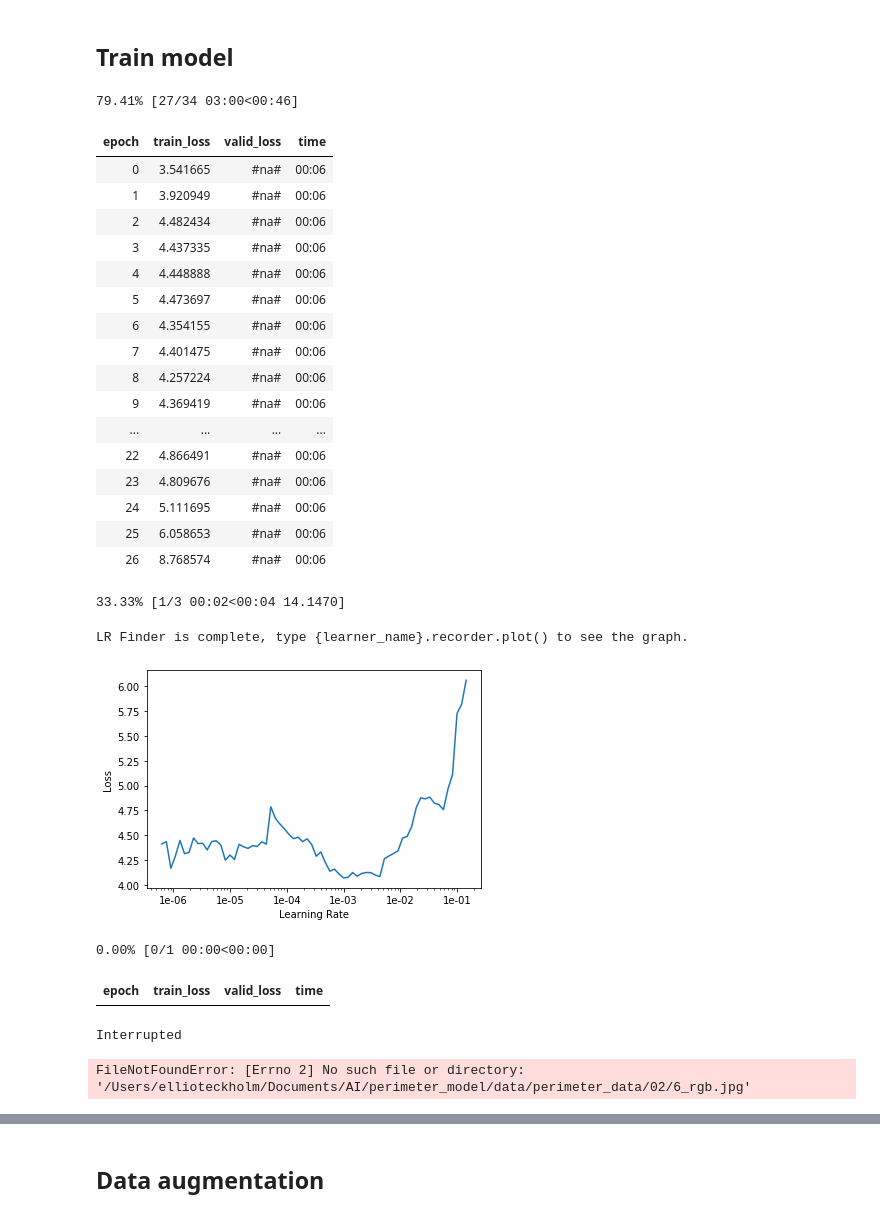
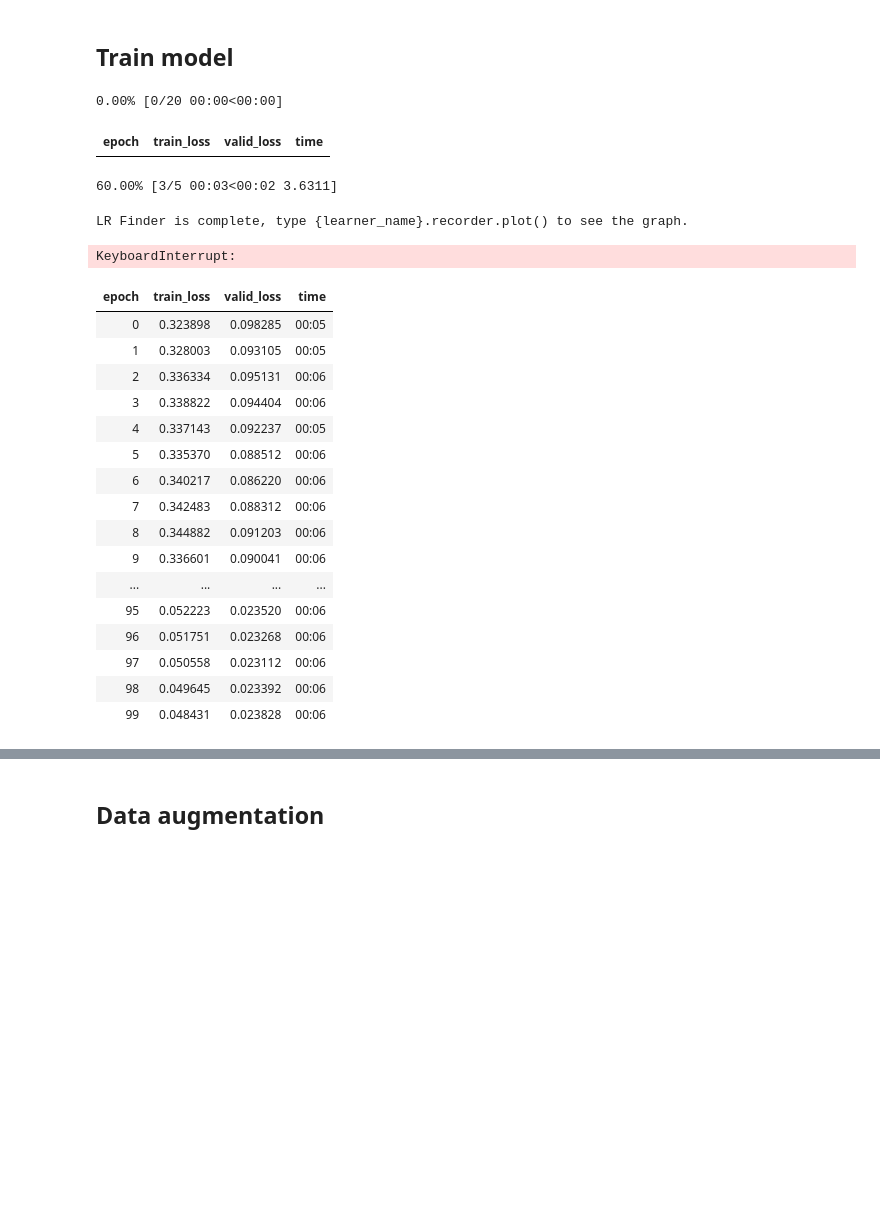
Before and after one commit to ElliotEckholm/perimeter_model, a Jupyter notebook: perimeter_model.ipynb, the cells around one changed output, grey strips where cells are left out. Cells and saved outputs as stored; diff of their text form; code cells hidden in the pictures; blank space fills up the shorter version.

```diff
--- a/perimeter_model.ipynb
+++ b/perimeter_model.ipynb
@@ -22,5 +22,6 @@ img.show()
 # %% [output]
 [figure]
 # %%
-coords = np.genfromtxt(img2txt_name(fname), skip_header=0,delimiter=","); ctr
+coords = np.genfromtxt(img2txt_name(fname), skip_header=0,delimiter=",")
+coords
 # %% [output]
@@ -35,7 +36,7 @@ def switch_x_y(coords):
     return coords
 
 def get_coords(f):
-    coords = np.genfromtxt(img2txt_name(fname), skip_header=0,delimiter=",")
+    coords = np.genfromtxt(img2txt_name(f), skip_header=0,delimiter=",")
 
     coords = switch_x_y(coords)
 
@@ -70,7 +67,7 @@ img.show(y=get_ip(img, coords), figsize=(6, 6))
 data = (PointsItemList.from_folder(path)
         .split_by_valid_func(lambda o: o.parent.name=='test')
         .label_from_func(get_coords)
-        .transform(size=(300,300))
+        .transform(size=(200,200))
         .databunch(bs = 5,num_workers = 0).normalize()
       )
 # %%
@@ -85,36 +82,33 @@ learn = cnn_learner(data, models.resnet34)
 learn.lr_find()
 learn.recorder.plot()
 # %% [output]
-79.41% [27/34 03:00<00:46]
+0.00% [0/20 00:00<00:00]
 | epoch | train_loss | valid_loss | time |
-| 0 | 3.541665 | #na# | 00:06 |
-| 1 | 3.920949 | #na# | 00:06 |
-| 2 | 4.482434 | #na# | 00:06 |
-| 3 | 4.437335 | #na# | 00:06 |
-| 4 | 4.448888 | #na# | 00:06 |
-| 5 | 4.473697 | #na# | 00:06 |
-| 6 | 4.354155 | #na# | 00:06 |
-| 7 | 4.401475 | #na# | 00:06 |
-| 8 | 4.257224 | #na# | 00:06 |
-| 9 | 4.369419 | #na# | 00:06 |
-| ... | ... | ... | ... |
-| 22 | 4.866491 | #na# | 00:06 |
-| 23 | 4.809676 | #na# | 00:06 |
-| 24 | 5.111695 | #na# | 00:06 |
-| 25 | 6.058653 | #na# | 00:06 |
-| 26 | 8.768574 | #na# | 00:06 |
-33.33% [1/3 00:02<00:04 14.1470]
+60.00% [3/5 00:03<00:02 3.6311]
 LR Finder is complete, type {learner_name}.recorder.plot() to see the graph.
-[figure, removed]
+KeyboardInterrupt:
 # %%
-lr = 1e-3
+lr = 1e-2
 # %%
-learn.fit_one_cycle(1, slice(lr))
+learn.fit_one_cycle(100, slice(lr))
 # %% [output]
-0.00% [0/1 00:00<00:00]
 | epoch | train_loss | valid_loss | time |
+| 0 | 0.323898 | 0.098285 | 00:05 |
+| 1 | 0.328003 | 0.093105 | 00:05 |
+| 2 | 0.336334 | 0.095131 | 00:06 |
+| 3 | 0.338822 | 0.094404 | 00:06 |
+| 4 | 0.337143 | 0.092237 | 00:05 |
+| 5 | 0.335370 | 0.088512 | 00:06 |
+| 6 | 0.340217 | 0.086220 | 00:06 |
+| 7 | 0.342483 | 0.088312 | 00:06 |
+| 8 | 0.344882 | 0.091203 | 00:06 |
+| 9 | 0.336601 | 0.090041 | 00:06 |
+| ... | ... | ... | ... |
+| 95 | 0.052223 | 0.023520 | 00:06 |
+| 96 | 0.051751 | 0.023268 | 00:06 |
+| 97 | 0.050558 | 0.023112 | 00:06 |
+| 98 | 0.049645 | 0.023392 | 00:06 |
+| 99 | 0.048431 | 0.023828 | 00:06 |
-Interrupted
-FileNotFoundError: [Errno 2] No such file or directory: '/Users/ellioteckholm/Documents/AI/perimeter_model/data/perimeter_data/02/6_rgb.jpg'
 # %%
 learn.save('stage-1')
 # %%
```
Also changed, not shown: parts of 7 cells of this notebook, 57 other files.
